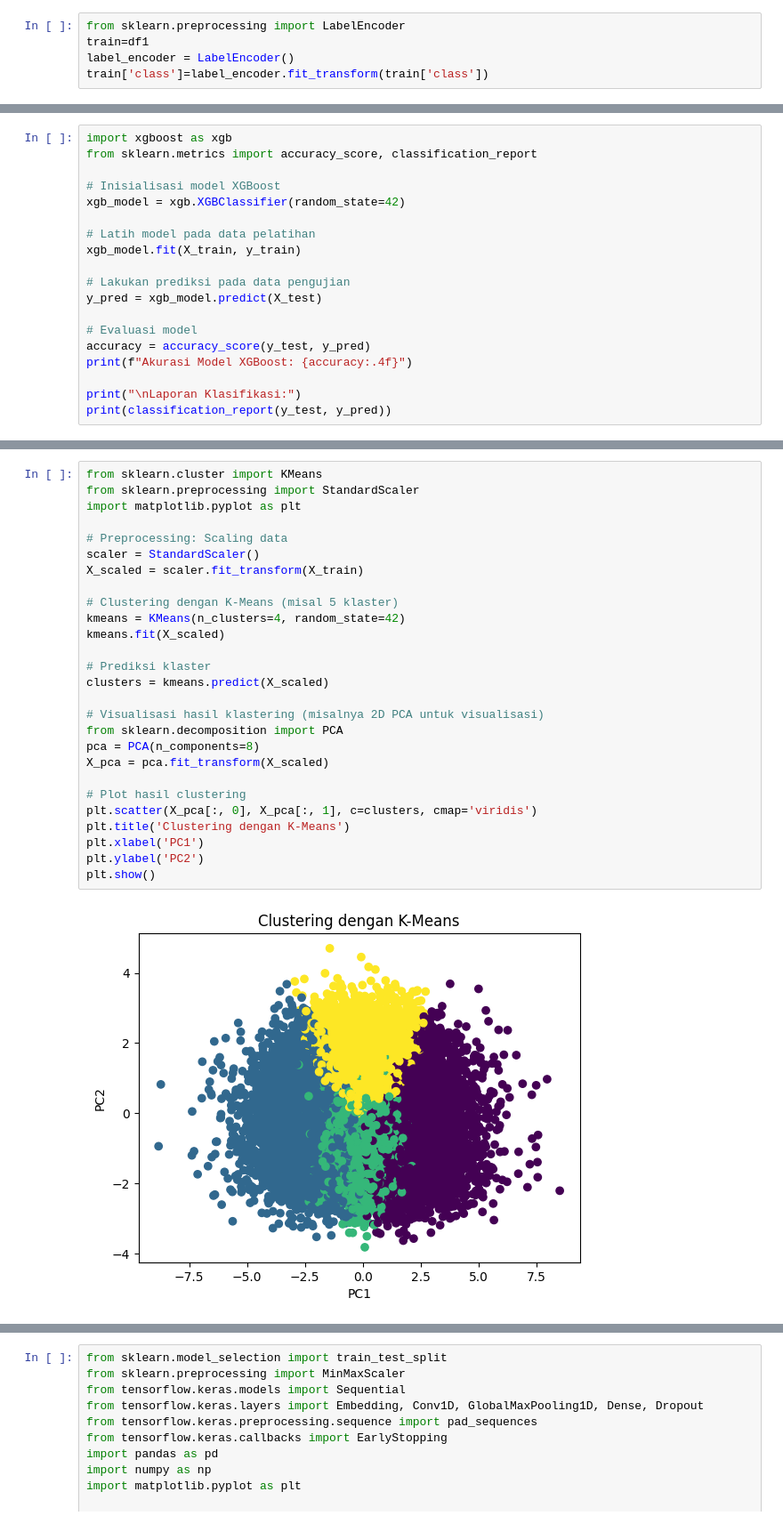
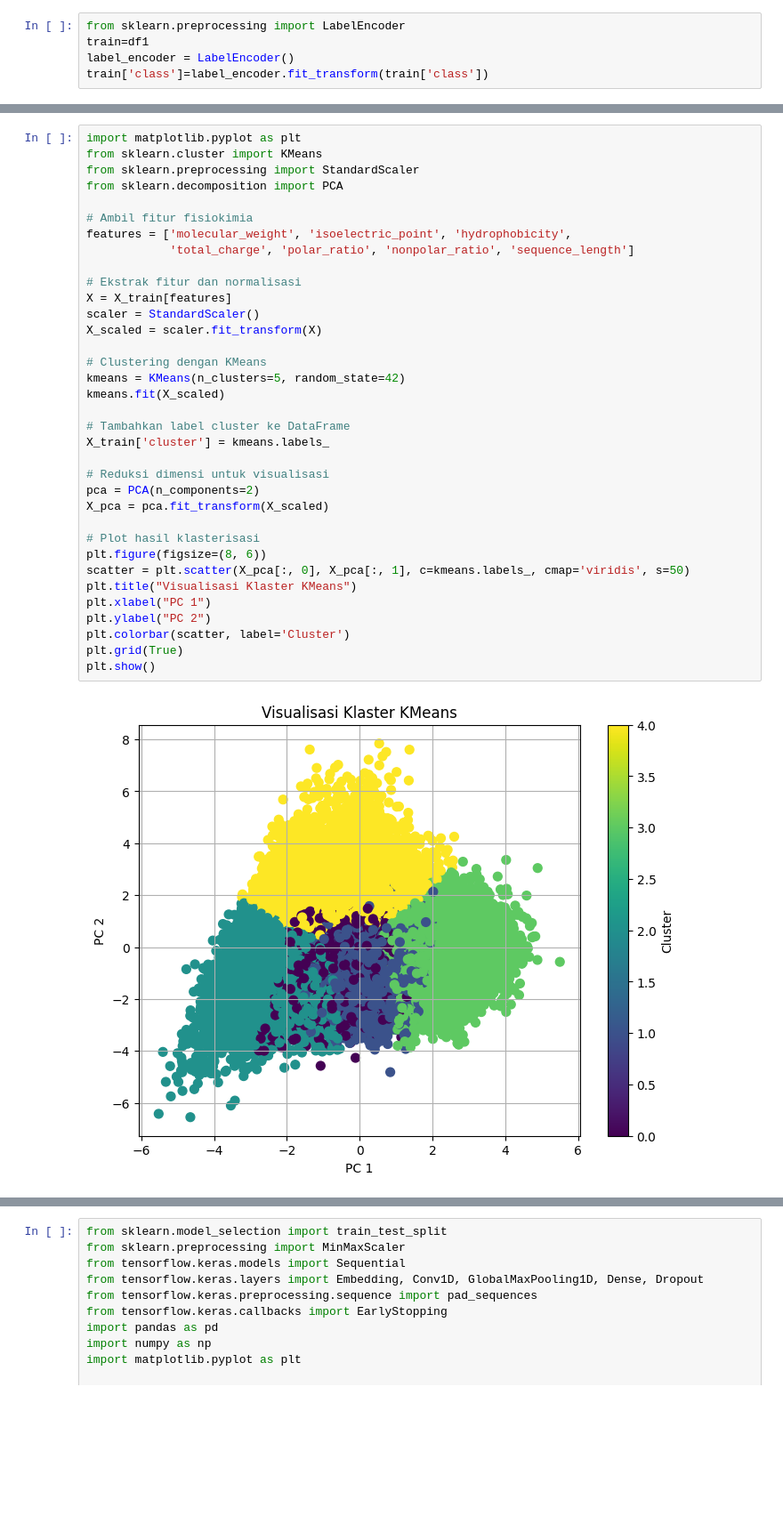
Before and after one commit to Vktr12104/Protein-Sequences, a Jupyter notebook: model.ipynb, the cells around one changed output, grey strips where cells are left out. Shown at 89% size. Drawn from its saved outputs; the diff is of its cells as text; blank space fills up the shorter version.

Commit message:
ADD K-MEANS

```diff
--- a/model.ipynb
+++ b/model.ipynb
@@ -434,19 +275,0 @@ X_test[bool_cols] = X_test[bool_cols].astype(int)
-# %%
-import xgboost as xgb
-from sklearn.metrics import accuracy_score, classification_report
-
-# Inisialisasi model XGBoost
-xgb_model = xgb.XGBClassifier(random_state=42)
-
-# Latih model pada data pelatihan
-xgb_model.fit(X_train, y_train)
-
-# Lakukan prediksi pada data pengujian
-y_pred = xgb_model.predict(X_test)
-
-# Evaluasi model
-accuracy = accuracy_score(y_test, y_pred)
-print(f"Akurasi Model XGBoost: {accuracy:.4f}")
-
-print("\nLaporan Klasifikasi:")
-print(classification_report(y_test, y_pred))
@@ -531,29 +276,37 @@ weighted avg       0.21      0.21      0.20     12000
 # %%
+import matplotlib.pyplot as plt
 from sklearn.cluster import KMeans
 from sklearn.preprocessing import StandardScaler
-import matplotlib.pyplot as plt
+from sklearn.decomposition import PCA
 
-# Preprocessing: Scaling data
+# Ambil fitur fisiokimia
+features = ['molecular_weight', 'isoelectric_point', 'hydrophobicity',
+            'total_charge', 'polar_ratio', 'nonpolar_ratio', 'sequence_length']
+
+# Ekstrak fitur dan normalisasi
+X = X_train[features]
 scaler = StandardScaler()
-X_scaled = scaler.fit_transform(X_train)
+X_scaled = scaler.fit_transform(X)
 
-# Clustering dengan K-Means (misal 5 klaster)
-kmeans = KMeans(n_clusters=4, random_state=42)
+# Clustering dengan KMeans
+kmeans = KMeans(n_clusters=5, random_state=42)
 kmeans.fit(X_scaled)
 
-# Prediksi klaster
-clusters = kmeans.predict(X_scaled)
+# Tambahkan label cluster ke DataFrame
+X_train['cluster'] = kmeans.labels_
 
-# Visualisasi hasil klastering (misalnya 2D PCA untuk visualisasi)
-from sklearn.decomposition import PCA
-pca = PCA(n_components=8)
+# Reduksi dimensi untuk visualisasi
+pca = PCA(n_components=2)
 X_pca = pca.fit_transform(X_scaled)
 
-# Plot hasil clustering
-plt.scatter(X_pca[:, 0], X_pca[:, 1], c=clusters, cmap='viridis')
-plt.title('Clustering dengan K-Means')
-plt.xlabel('PC1')
-plt.ylabel('PC2')
+# Plot hasil klasterisasi
+plt.figure(figsize=(8, 6))
+scatter = plt.scatter(X_pca[:, 0], X_pca[:, 1], c=kmeans.labels_, cmap='viridis', s=50)
+plt.title("Visualisasi Klaster KMeans")
+plt.xlabel("PC 1")
+plt.ylabel("PC 2")
+plt.colorbar(scatter, label='Cluster')
+plt.grid(True)
 plt.show()
 # %% [output]
-[figure, old version]
+[figure, new version]
```
Also changed, not shown: parts of 31 cells of this notebook.
